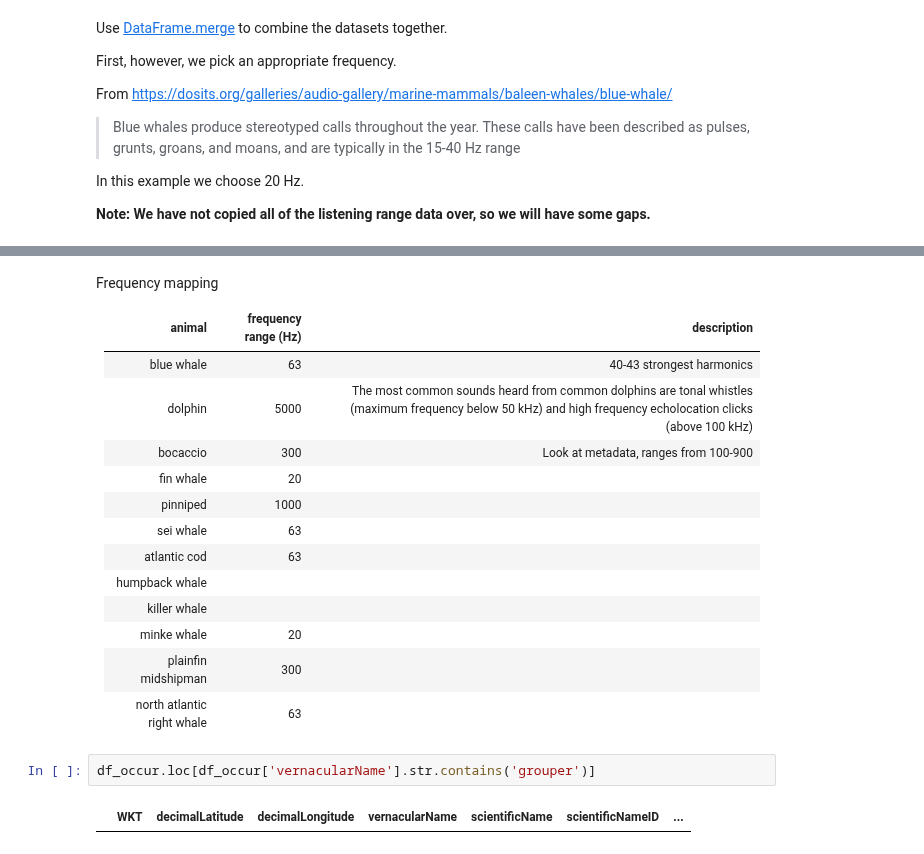
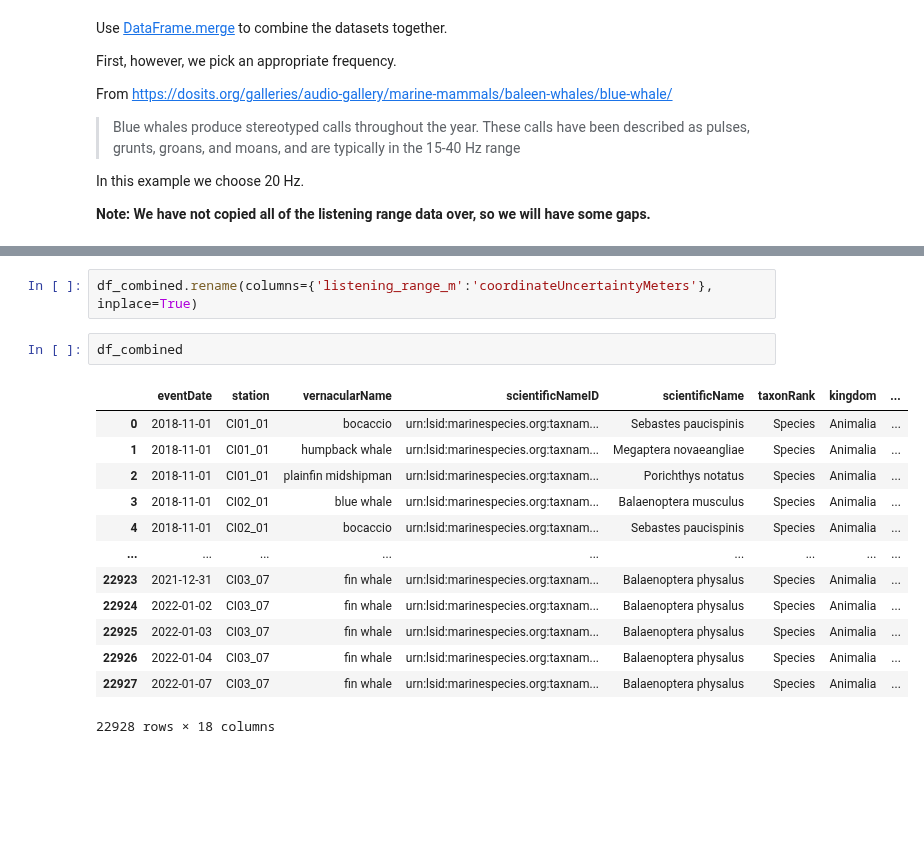
Before and after one commit to ioos/bio_data_guide, a Jupyter notebook: datasets/SanctSound/sound_propagation_processing.ipynb, the cells around one changed output, grey strips where cells are left out. Saved outputs shown, nothing was run; the diff lists cells and outputs as text; blank space fills up the shorter version.

```diff
--- a/datasets/SanctSound/sound_propagation_processing.ipynb
+++ b/datasets/SanctSound/sound_propagation_processing.ipynb
@@ -356,21 +370,18 @@ df_combined.sample(10)
-# %% [markdown]
-Frequency mapping
-
-animal | frequency range (Hz) | description
--------|----------------------|-------------
-blue whale | 63 | 40-43 strongest harmonics
-dolphin | 5000 | The most common sounds heard from common dolphins are tonal whistles (maximum frequency below 50 kHz) and high frequency echolocation clicks (above 100 kHz)
-bocaccio | 300 | Look at metadata, ranges from 100-900
-fin whale | 20 |
-pinniped | 1000 |
-sei whale | 63 |
-atlantic cod | 63 |
-humpback whale |  |
-killer whale |  |
-minke whale | 20 |
-plainfin midshipman | 300 |
-north atlantic right whale | 63 |
-# %%
-df_occur.loc[df_occur['vernacularName'].str.contains('grouper')]
-# %% [output]
-|  | WKT | decimalLatitude | decimalLongitude | vernacularName | scientificName | scientificNameID | ... |
+# %%
+df_combined.rename(columns={'listening_range_m':'coordinateUncertaintyMeters'}, inplace=True)
+# %%
+df_combined
+# %% [output]
+|  | eventDate | station | vernacularName | scientificNameID | scientificName | taxonRank | kingdom | ... |
+| 0 | 2018-11-01 | CI01_01 | bocaccio | urn:lsid:marinespecies.org:taxnam... | Sebastes paucispinis | Species | Animalia | ... |
+| 1 | 2018-11-01 | CI01_01 | humpback whale | urn:lsid:marinespecies.org:taxnam... | Megaptera novaeangliae | Species | Animalia | ... |
+| 2 | 2018-11-01 | CI01_01 | plainfin midshipman | urn:lsid:marinespecies.org:taxnam... | Porichthys notatus | Species | Animalia | ... |
+| 3 | 2018-11-01 | CI02_01 | blue whale | urn:lsid:marinespecies.org:taxnam... | Balaenoptera musculus | Species | Animalia | ... |
+| 4 | 2018-11-01 | CI02_01 | bocaccio | urn:lsid:marinespecies.org:taxnam... | Sebastes paucispinis | Species | Animalia | ... |
+| ... | ... | ... | ... | ... | ... | ... | ... | ... |
+| 22923 | 2021-12-31 | CI03_07 | fin whale | urn:lsid:marinespecies.org:taxnam... | Balaenoptera physalus | Species | Animalia | ... |
+| 22924 | 2022-01-02 | CI03_07 | fin whale | urn:lsid:marinespecies.org:taxnam... | Balaenoptera physalus | Species | Animalia | ... |
+| 22925 | 2022-01-03 | CI03_07 | fin whale | urn:lsid:marinespecies.org:taxnam... | Balaenoptera physalus | Species | Animalia | ... |
+| 22926 | 2022-01-04 | CI03_07 | fin whale | urn:lsid:marinespecies.org:taxnam... | Balaenoptera physalus | Species | Animalia | ... |
+| 22927 | 2022-01-07 | CI03_07 | fin whale | urn:lsid:marinespecies.org:taxnam... | Balaenoptera physalus | Species | Animalia | ... |
+22928 rows × 18 columns
```
Also changed, not shown: parts of 10 cells of this notebook, 3 other files.
